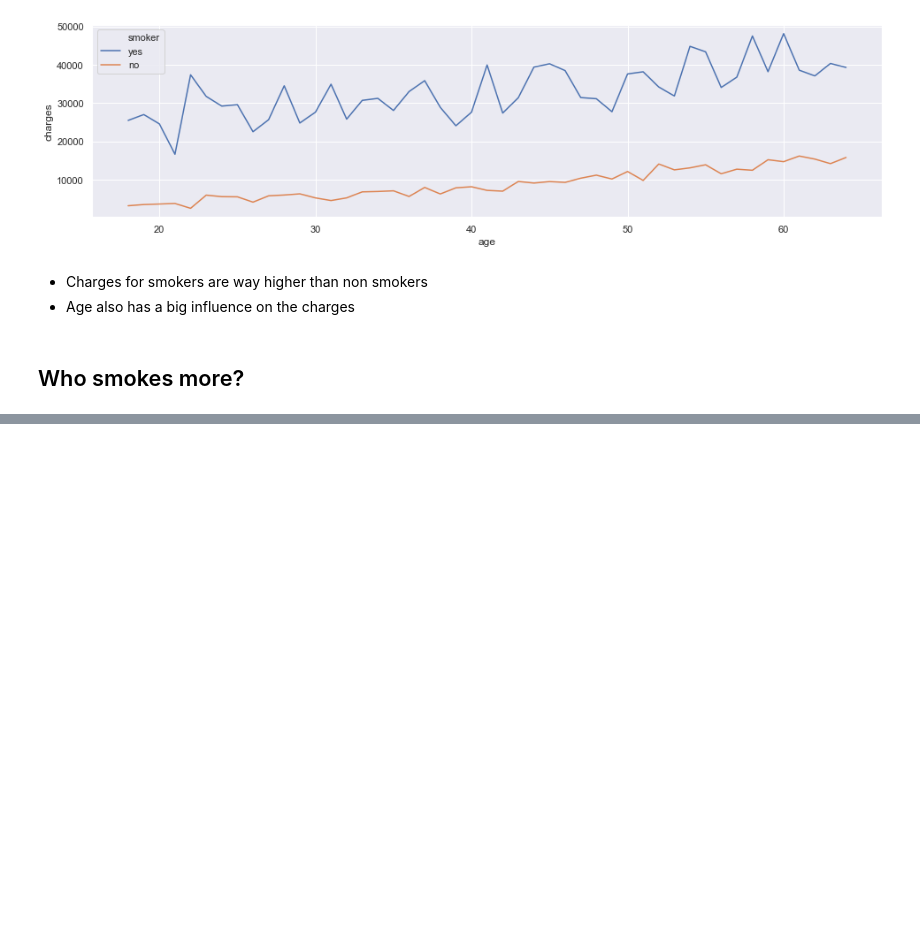
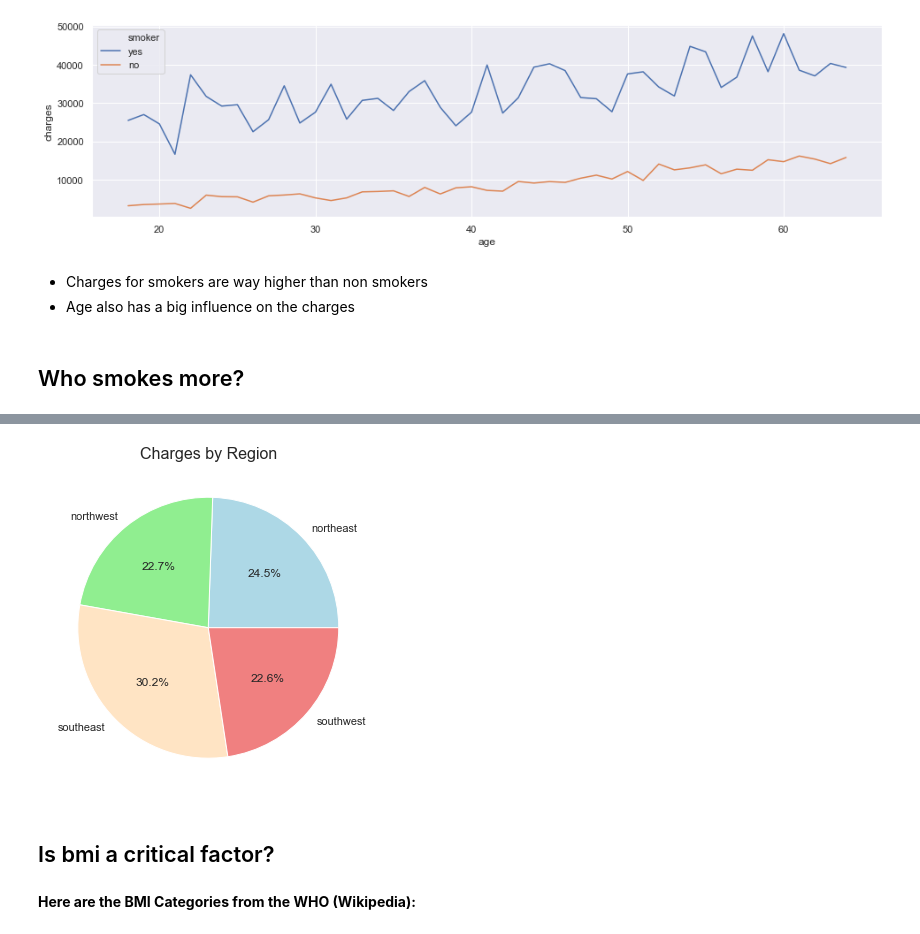
Before and after one commit to rm-kara/Medical-Insurance-Costs, a Jupyter notebook: med-costs.ipynb, the cells around one changed output, grey strips where cells are left out. Saved outputs shown, nothing was run; the diff lists cells and outputs as text; code cells hidden in the pictures; blank space fills up the shorter version.

```diff
--- a/med-costs.ipynb
+++ b/med-costs.ipynb
@@ -84,0 +115,14 @@ plt.show()
+# %%
+values = data.groupby('region')['charges'].sum()/data['charges'].sum()
+colors=['lightblue', 'lightgreen', 'bisque', 'lightcoral']
+# %%
+plt.figure(figsize=(6,6))
+plt.pie(values, labels=values.index, autopct='%1.1f%%', colors=colors)
+plt.title('Charges by Region', {'fontsize':16})
+plt.show()
+# %% [output]
+[figure, added]
+# %% [markdown]
+## Is bmi a critical factor?
+# %% [markdown]
+**Here are the BMI Categories from the WHO (Wikipedia):**
```
Also changed, not shown: parts of 14 cells of this notebook, 1 other file.
